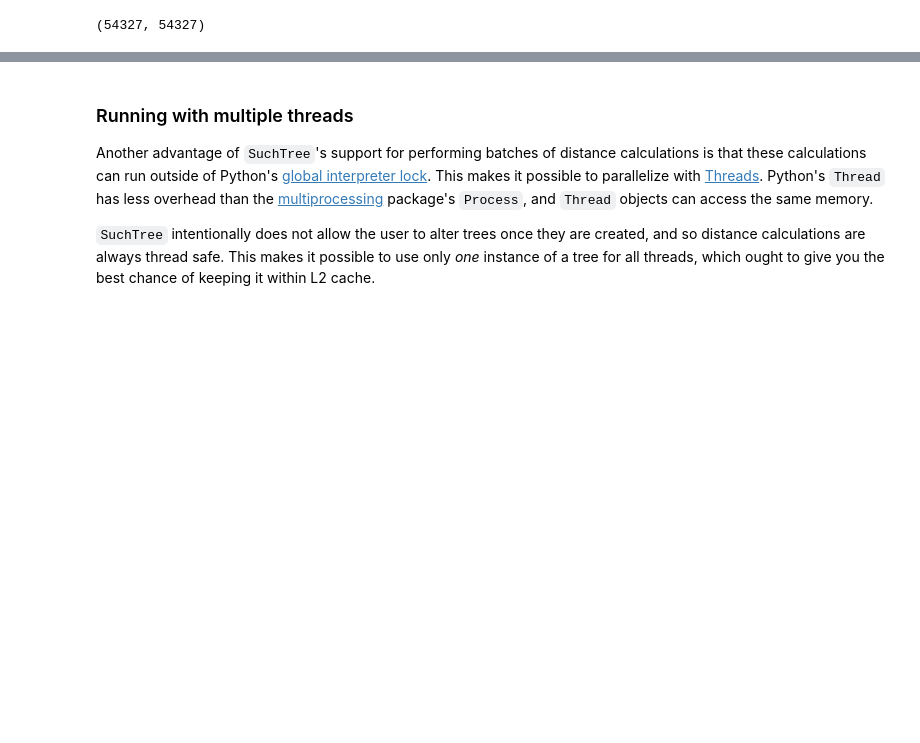
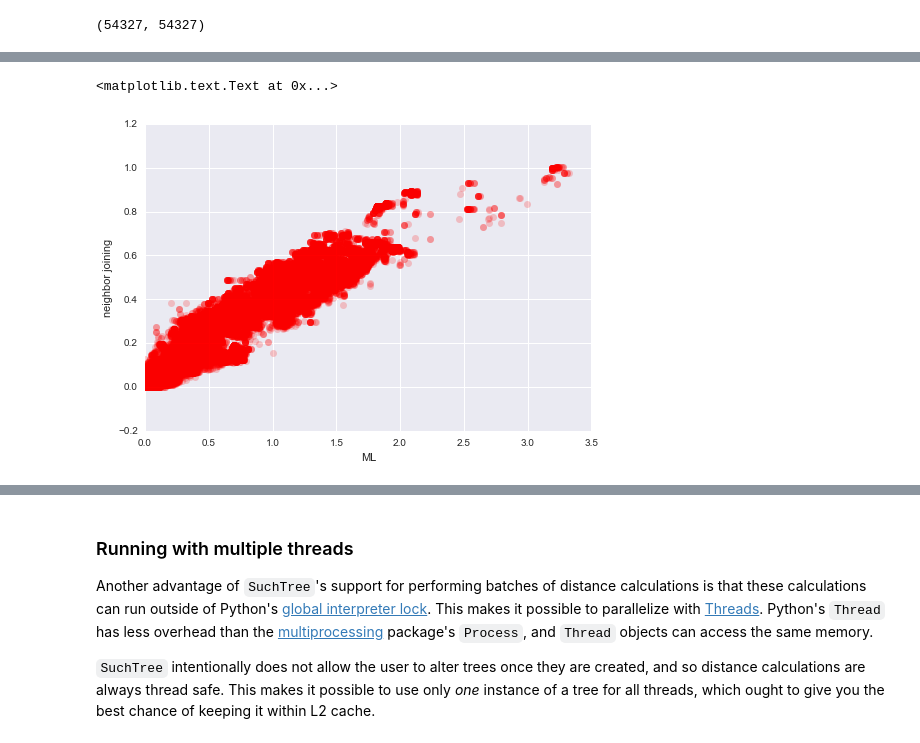
Before and after one commit to ryneches/SuchTree, a Jupyter notebook: examples.ipynb, the cells around one changed output, grey strips where cells are left out. Saved outputs shown, nothing was run; the diff lists cells and outputs as text; code cells hidden in the pictures; blank space fills up the shorter version.

```diff
--- a/examples.ipynb
+++ b/examples.ipynb
@@ -100,5 +77,10 @@ Exception Exception: Exception('query contains out of bounds id',) in 'SuchTree.
 # %%
 plot( D1, D2, 'ro', alpha=0.2 )
+xlabel( 'ML' )
+ylabel( 'neighbor joining')
+# %% [output]
+<matplotlib.text.Text at 0x...>
+[figure, added]
 # %%
 from scipy.stats import kendalltau, pearsonr
 
```
Also changed, not shown: parts of 4 cells of this notebook, 2 other files.
